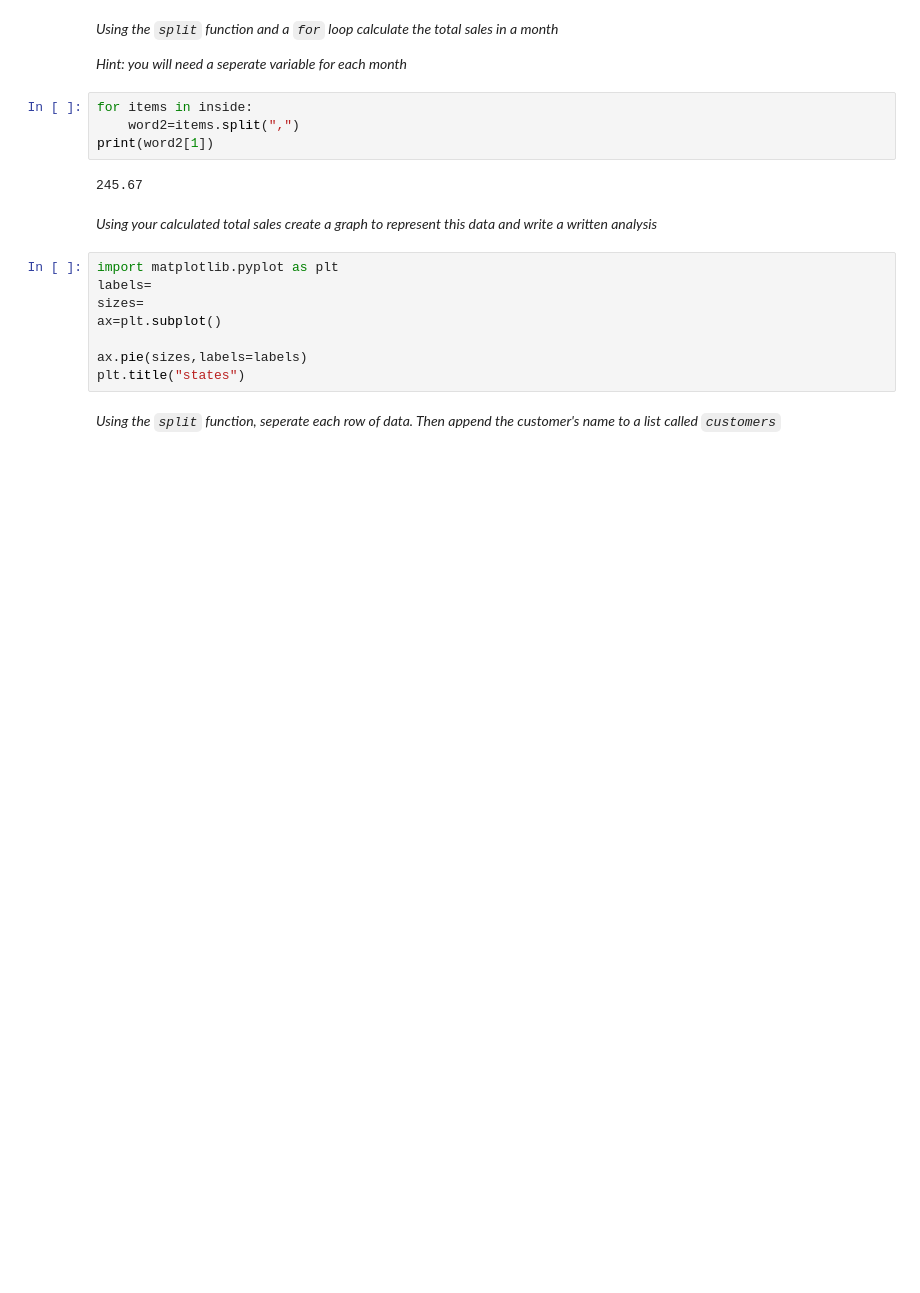
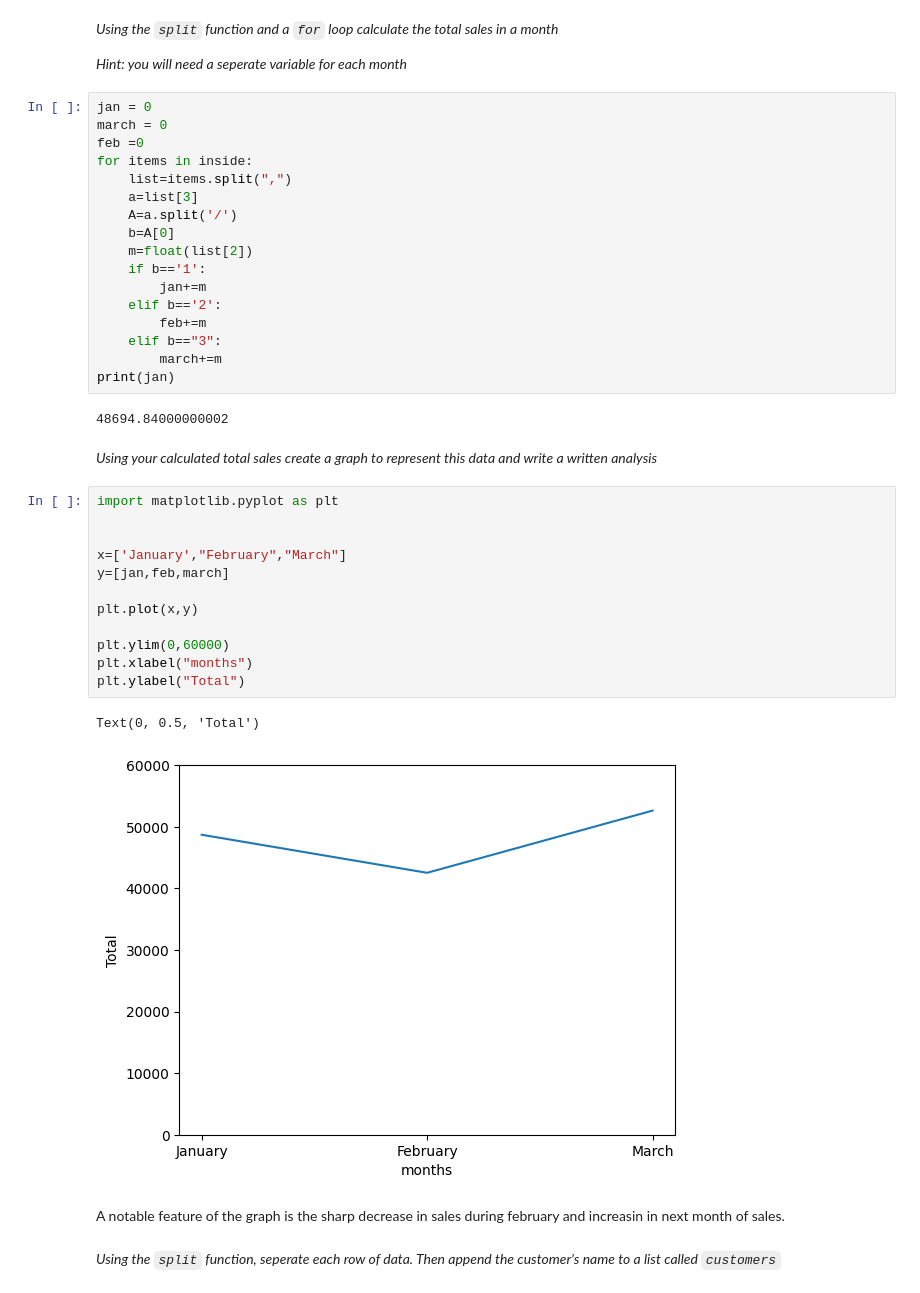
Before and after one commit to nikitaNotvas/python_unit2_data_science, a Jupyter notebook: splitting_data_real.ipynb, the cells around one changed output. Cells and saved outputs as stored; diff of their text form; blank space fills up the shorter version.

```diff
--- a/splitting_data_real.ipynb
+++ b/splitting_data_real.ipynb
@@ -37,21 +38,43 @@ inside=sales.readlines()
 *Using the `split` function and a `for` loop calculate the total sales in a month*
 
 *Hint: you will need a seperate variable for each month*
-# %%
-for items in inside:
-    word2=items.split(",")
-print(word2[1])
-# %% [output]
-245.67
+# %%
+jan = 0
+march = 0
+feb =0
+for items in inside:
+    list=items.split(",")
+    a=list[3]
+    A=a.split('/')
+    b=A[0]
+    m=float(list[2])
+    if b=='1':
+        jan+=m
+    elif b=='2':
+        feb+=m
+    elif b=="3":
+        march+=m
+print(jan)
+# %% [output]
+48694.84000000002
 # %% [markdown]
 *Using your calculated total sales create a graph to represent this data and write a written analysis*
-# %%
-import matplotlib.pyplot as plt
-labels=
-sizes=
-ax=plt.subplot()
-
-ax.pie(sizes,labels=labels)
-plt.title("states")
+# %%
+import matplotlib.pyplot as plt
+
+
+x=['January',"February","March"]
+y=[jan,feb,march]
+
+plt.plot(x,y)
+
+plt.ylim(0,60000)
+plt.xlabel("months")
+plt.ylabel("Total")
+# %% [output]
+Text(0, 0.5, 'Total')
+[figure, added]
+# %% [markdown]
+A notable feature of the graph is the sharp decrease in sales during february and increasin in next month of sales.
 # %% [markdown]
 *Using the `split` function, seperate each row of data. Then append the customer's name to a list called `customers`*
```
Also changed, not shown: parts of 3 cells of this notebook.
